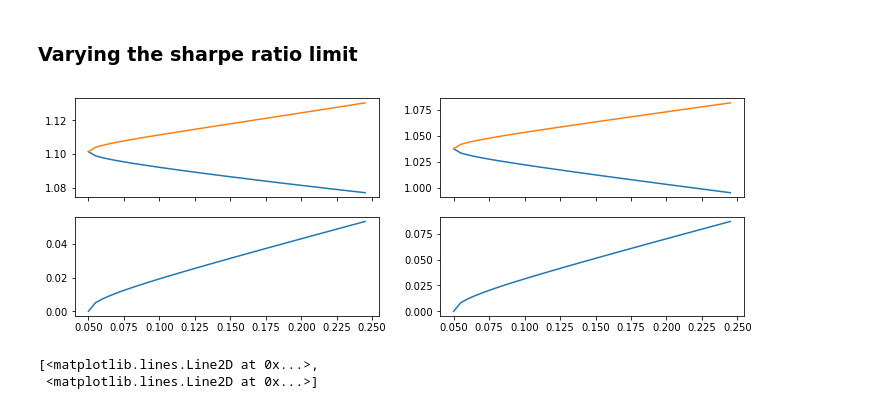
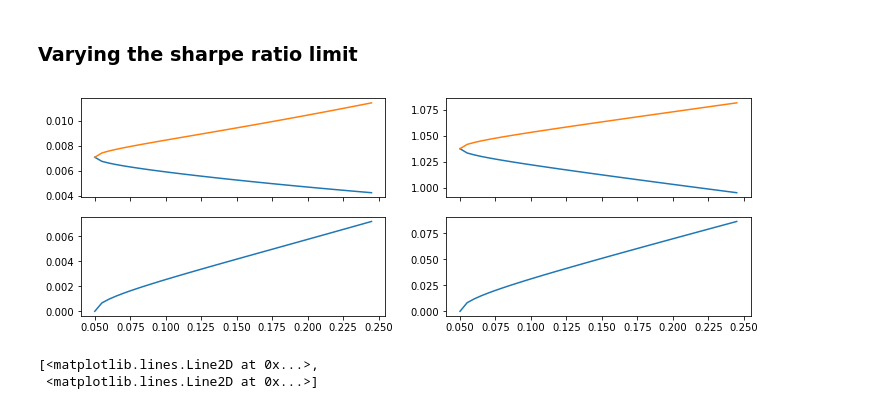
Before and after one commit to sebasv/thesis, a Jupyter notebook: Simulations.ipynb, the cells around one changed output. Cells and saved outputs as stored; diff of their text form; code cells hidden in the pictures.

```diff
--- a/Simulations.ipynb
+++ b/Simulations.ipynb
@@ -22,6 +22,13 @@ sS = .15
 # %% [markdown]
 ### varying the correlation
 # %%
+p = .9
+Sh= .5
+r = .5
+qS = -.05
+qV = -.1
+sV = .2
+sS = .15
 X = np.arange(-1, 1, .01)
 YF = np.zeros((len(X), 2))
 YV = np.zeros((len(X), 2))
@@ -46,7 +53,7 @@ for r, YFi, YVi in zip(X, YF, YV):
     V = np.exp(muV + sigmaV @ W)
     M_lb = np.exp(muM_lb + sigmaM_lb @ W)
     M_ub = np.exp(muM_ub + sigmaM_ub @ W)
-    F = np.maximum(1, V)
+    F = np.maximum(0, V-1)
     YFi += np.array([np.mean(M_lb*F), np.mean(M_ub*F)])
     YVi += np.array([np.mean(M_lb*V), np.mean(M_ub*V)])
 # print('F:  ', np.mean(F), '\nV:  ', np.mean(V), '\nM:  ', np.mean(M),
@@ -62,6 +69,13 @@ ax4.plot(X, YV[:,1] - YV[:,0]);
 # %% [markdown]
 ### Varying the unobserved return process
 # %%
+p = .9
+Sh= .5
+r = .5
+qS = -.05
+qV = -.1
+sV = .2
+sS = .15
 X = np.arange(qS, -qS, .001)*2
 YF = np.zeros((len(X), 2))
 YV = np.zeros((len(X), 2))
@@ -82,7 +96,7 @@ for qV, YFi, YVi in zip(X, YF, YV):
     V = np.exp(muV + sigmaV @ W)
     M_lb = np.exp(muM_lb + sigmaM_lb @ W)
     M_ub = np.exp(muM_ub + sigmaM_ub @ W)
-    F = np.maximum(1, V)
+    F = np.maximum(0, V-1)
     YFi += np.array([np.mean(M_lb*F), np.mean(M_ub*F)])
     YVi += np.array([np.mean(M_lb*V), np.mean(M_ub*V)])
 
@@ -96,6 +110,13 @@ ax4.plot(X, YV[:,1] - YV[:,0]);
 # %% [markdown]
 ### Varying the unobserved volatility process
 # %%
+p = .9
+Sh= .5
+r = .5
+qS = -.05
+qV = -.1
+sV = .2
+sS = .15
 X = np.arange(.2*sS, (Sh - qS) / r, sS/50)
 YF = np.zeros((len(X), 2))
 YV = np.zeros((len(X), 2))
@@ -116,7 +137,7 @@ for sV, YFi, YVi in zip(X, YF, YV):
     V = np.exp(muV + sigmaV @ W)
     M_lb = np.exp(muM_lb + sigmaM_lb @ W)
     M_ub = np.exp(muM_ub + sigmaM_ub @ W)
-    F = np.maximum(1, V)
+    F = np.maximum(0, V-1)
     YFi += np.array([np.mean(M_lb*F), np.mean(M_ub*F)])
     YVi += np.array([np.mean(M_lb*V), np.mean(M_ub*V)])
 
@@ -130,37 +195,44 @@ ax4.plot(X, YV[:,1] - YV[:,0]);
 # %% [markdown]
 ### Varying the sharpe ratio limit
 # %%
+p = .9
+Sh= .5
+r = .5
+qS = -.05
+qV = -.1
+sV = .2
+sS = .15
 X = np.arange(r*sV + qS, (r*sV + qS)*5, (r*sV + qS)/10)
 YF = np.zeros((len(X), 2))
 YV = np.zeros((len(X), 2))
 
 for Sh, YFi, YVi in zip(X, YF, YV):
     gamma_lb = - np.sqrt(Sh**2 - (r*sV + qS)**2) - bar(1,r)*sV
     gamma_ub = + np.sqrt(Sh**2 - (r*sV + qS)**2) - bar(1,r)*sV
 
     sigmaM_lb = np.array([qS/sS, gamma_lb, 0])
     muM_lb = -.5 * sigmaM_lb @ sigmaM_lb.T
 
     sigmaM_ub = np.array([qS/sS, gamma_ub, 0])
     muM_ub = -.5 * sigmaM_ub @ sigmaM_ub.T
 
     sigmaV = np.array([sV*r, sV*bar(1,r), 0])
     muV = -qV -.5 * sigmaV @ sigmaV.T
 
     V = np.exp(muV + sigmaV @ W)
     M_lb = np.exp(muM_lb + sigmaM_lb @ W)
     M_ub = np.exp(muM_ub + sigmaM_ub @ W)
-    F = np.maximum(1, V)
+    F = np.maximum(0, V-k)
     YFi += np.array([np.mean(M_lb*F), np.mean(M_ub*F)])
     YVi += np.array([np.mean(M_lb*V), np.mean(M_ub*V)])
 
 fix, ((ax1, ax2), (ax3, ax4)) = plt.subplots(nrows=2, ncols=2, figsize=(12,4), sharex=True)
 ax1.plot(X, YF)
 ax2.plot(X, YV)
 ax3.plot(X, YF[:,1] - YF[:,0]);
 ax4.plot(X, YV[:,1] - YV[:,0]);
 # %% [output]
-[figure, old version]
+[figure, new version]
 # %%
 for p, yi in zip(X, Y):
     x = np.maximum(k, np.exp(mux + sigmax @ W))
```
Also changed, not shown: parts of 4 cells of this notebook, 1 other file.
